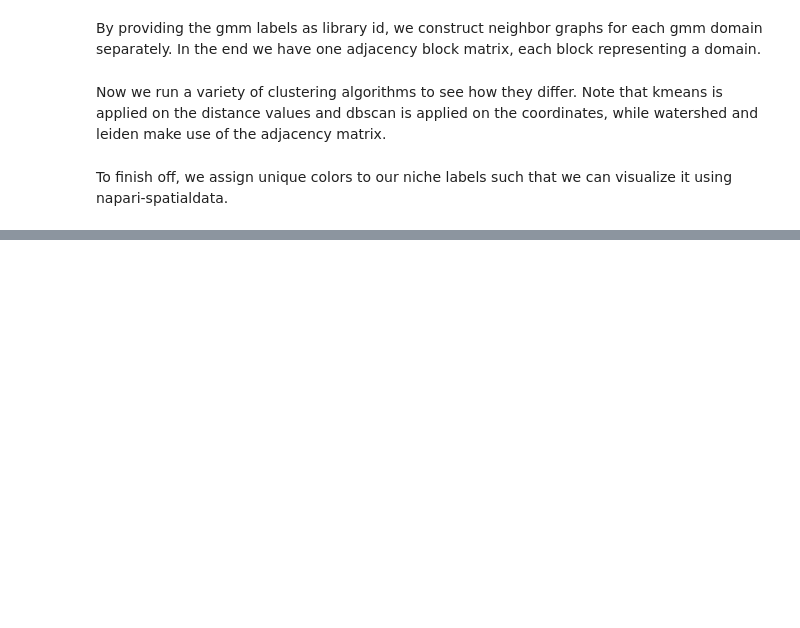
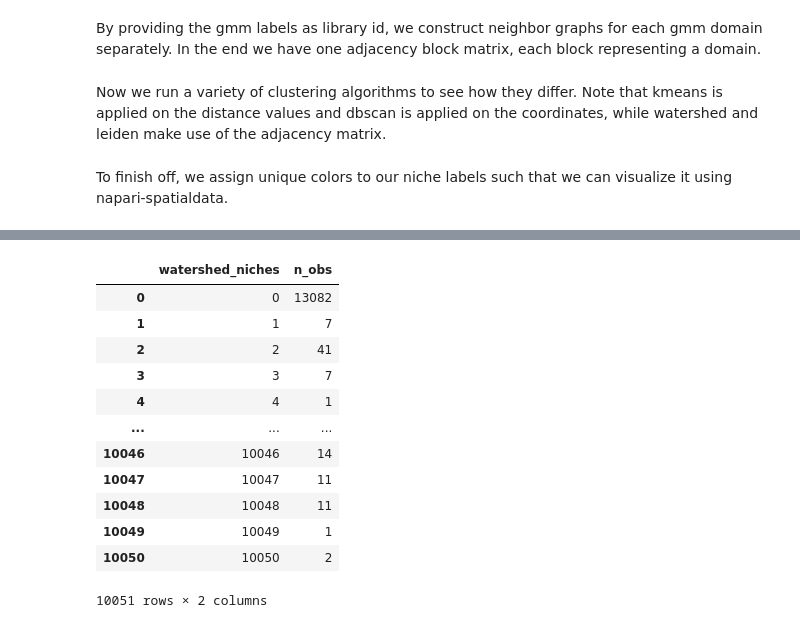
Before and after one commit to LLehner/Adaptive-Niche, a Jupyter notebook: clustering_tutorial.ipynb, the cells around one changed output, grey strips where cells are left out. Drawn from its saved outputs; the diff is of its cells as text; code cells hidden in the pictures; blank space fills up the shorter version.

```diff
--- a/clustering_tutorial.ipynb
+++ b/clustering_tutorial.ipynb
@@ -113,0 +111,16 @@ plotting.plot_niche_stats(sdata.tables["table"], col_keys=["1_nn_distance"], cat
+# %%
+sdata.tables["table"].obs.groupby("watershed_niches").size().reset_index(name="n_obs")
+# %% [output]
+|  | watershed_niches | n_obs |
+| 0 | 0 | 13082 |
+| 1 | 1 | 7 |
+| 2 | 2 | 41 |
+| 3 | 3 | 7 |
+| 4 | 4 | 1 |
+| ... | ... | ... |
+| 10046 | 10046 | 14 |
+| 10047 | 10047 | 11 |
+| 10048 | 10048 | 11 |
+| 10049 | 10049 | 1 |
+| 10050 | 10050 | 2 |
+10051 rows × 2 columns
```
Also changed, not shown: parts of 8 cells of this notebook.
